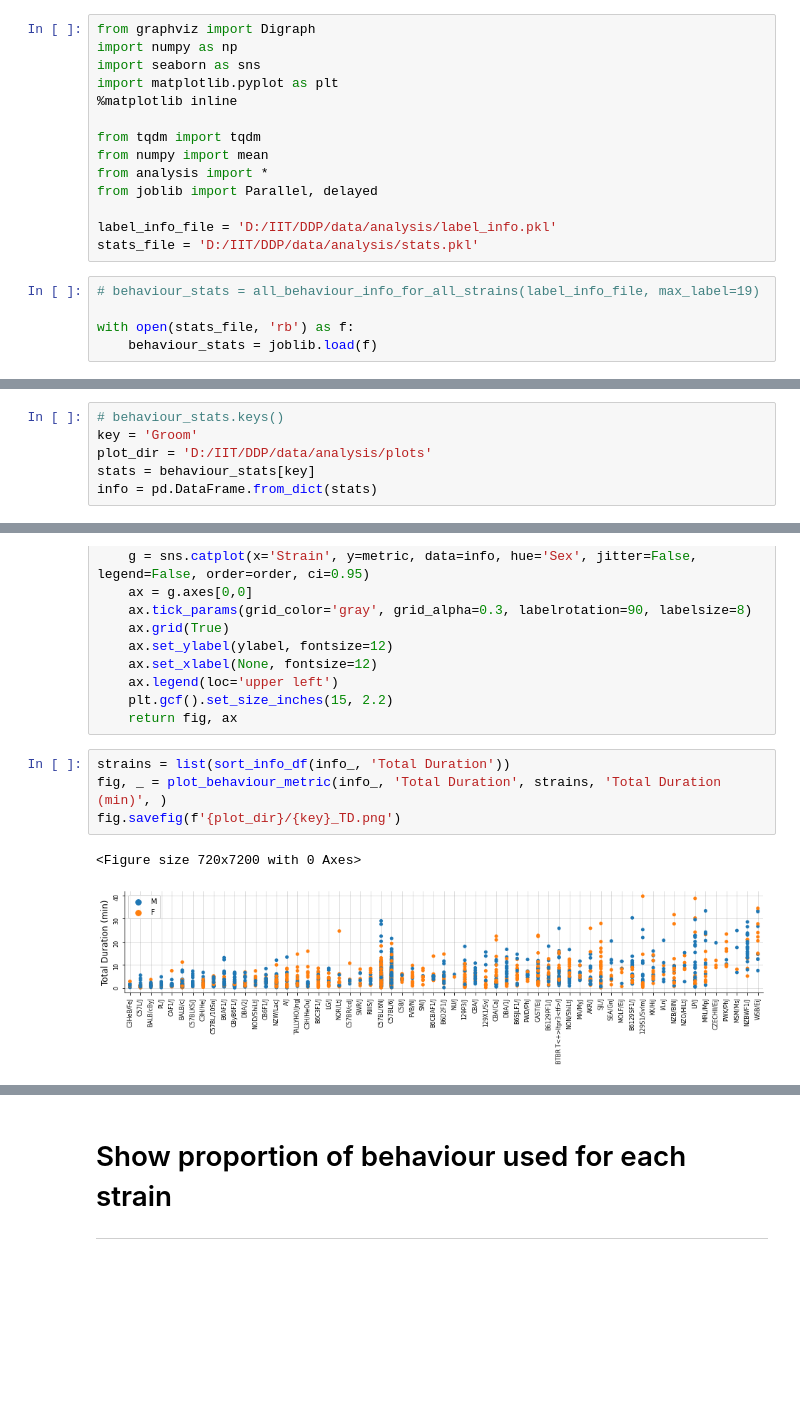
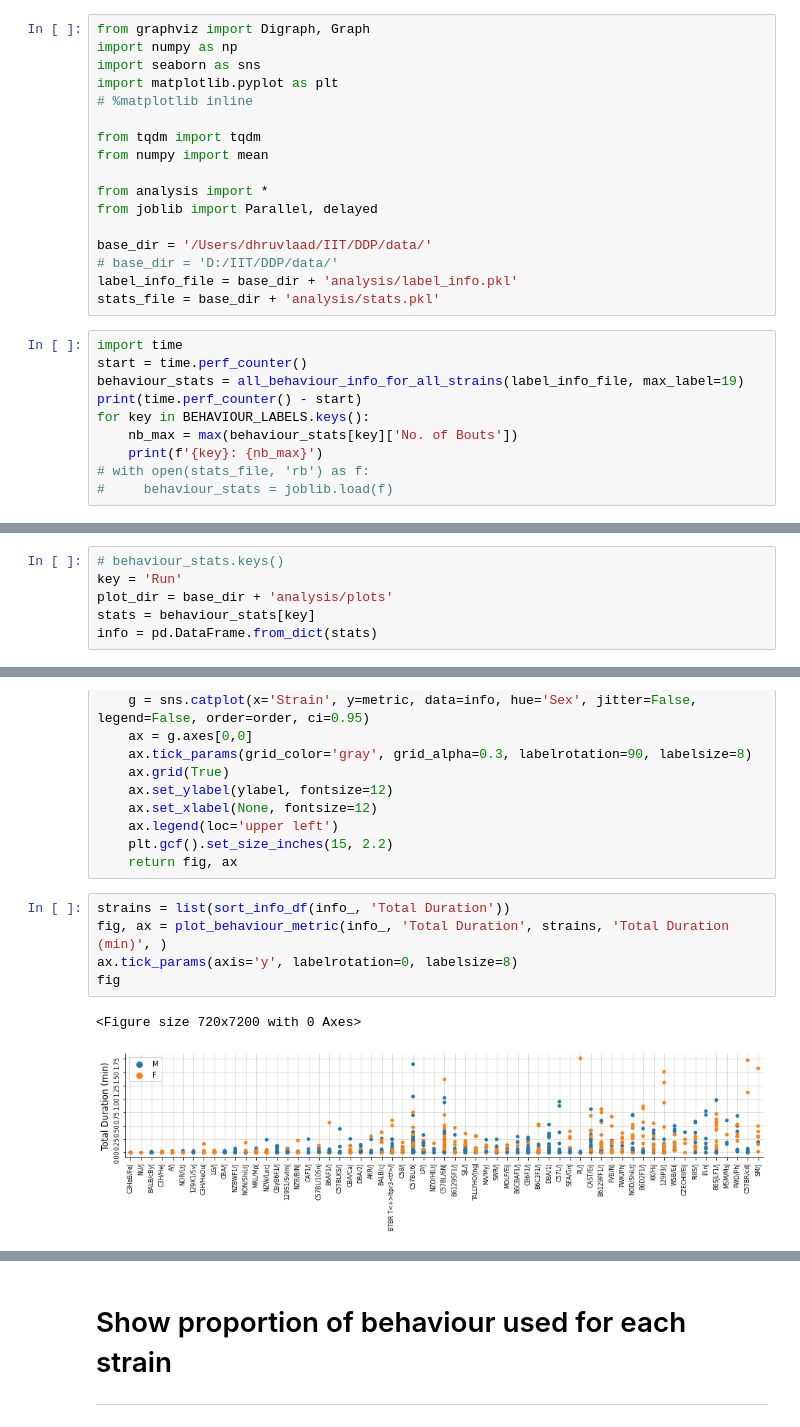
Before and after one commit to Thalaivar/DDP, a Jupyter notebook: B-SOID/plotting.ipynb, the cells around one changed output, grey strips where cells are left out. Saved outputs shown, nothing was run; the diff lists cells and outputs as text; blank space fills up the shorter version.

Commit message:
parallel stats

```diff
--- a/B-SOID/plotting.ipynb
+++ b/B-SOID/plotting.ipynb
@@ -1,19 +1,27 @@
 # %%
-from graphviz import Digraph
+from graphviz import Digraph, Graph
 import numpy as np
 import seaborn as sns
 import matplotlib.pyplot as plt
-%matplotlib inline
+# %matplotlib inline
 
 from tqdm import tqdm
 from numpy import mean
+
 from analysis import *
 from joblib import Parallel, delayed
 
-label_info_file = 'D:/IIT/DDP/data/analysis/label_info.pkl'
-stats_file = 'D:/IIT/DDP/data/analysis/stats.pkl'
+base_dir = '/Users/dhruvlaad/IIT/DDP/data/'
+# base_dir = 'D:/IIT/DDP/data/'
+label_info_file = base_dir + 'analysis/label_info.pkl'
+stats_file = base_dir + 'analysis/stats.pkl'
 # %%
-# behaviour_stats = all_behaviour_info_for_all_strains(label_info_file, max_label=19)
-
-with open(stats_file, 'rb') as f:
-    behaviour_stats = joblib.load(f)
+import time
+start = time.perf_counter()
+behaviour_stats = all_behaviour_info_for_all_strains(label_info_file, max_label=19)
+print(time.perf_counter() - start)
+for key in BEHAVIOUR_LABELS.keys():
+    nb_max = max(behaviour_stats[key]['No. of Bouts'])
+    print(f'{key}: {nb_max}')
+# with open(stats_file, 'rb') as f:
+#     behaviour_stats = joblib.load(f)
@@ -20,7 +31,7 @@ with open(stats_file, 'rb') as f:
 # %%
 # behaviour_stats.keys()
-key = 'Groom'
-plot_dir = 'D:/IIT/DDP/data/analysis/plots'
+key = 'Run'
+plot_dir = base_dir + 'analysis/plots'
 stats = behaviour_stats[key]
 info = pd.DataFrame.from_dict(stats)
 # %%
@@ -61,11 +72,12 @@ def plot_behaviour_metric(info, metric, order, ylabel=None):
     return fig, ax
 # %%
 strains = list(sort_info_df(info_, 'Total Duration'))
-fig, _ = plot_behaviour_metric(info_, 'Total Duration', strains, 'Total Duration (min)', )
-fig.savefig(f'{plot_dir}/{key}_TD.png')
+fig, ax = plot_behaviour_metric(info_, 'Total Duration', strains, 'Total Duration (min)', )
+ax.tick_params(axis='y', labelrotation=0, labelsize=8)
+fig
 # %% [output]
 <Figure size 720x7200 with 0 Axes>
-[figure, old version]
+[figure, new version]
 # %%
 strains = list(sort_info_df(info_, 'Average Bout Length'))
 fig, ax = plot_behaviour_metric(info_, 'Average Bout Length', strains, 'Average Bout Length (s)', )
```
Also changed, not shown: parts of 10 cells of this notebook, 5 other files.
